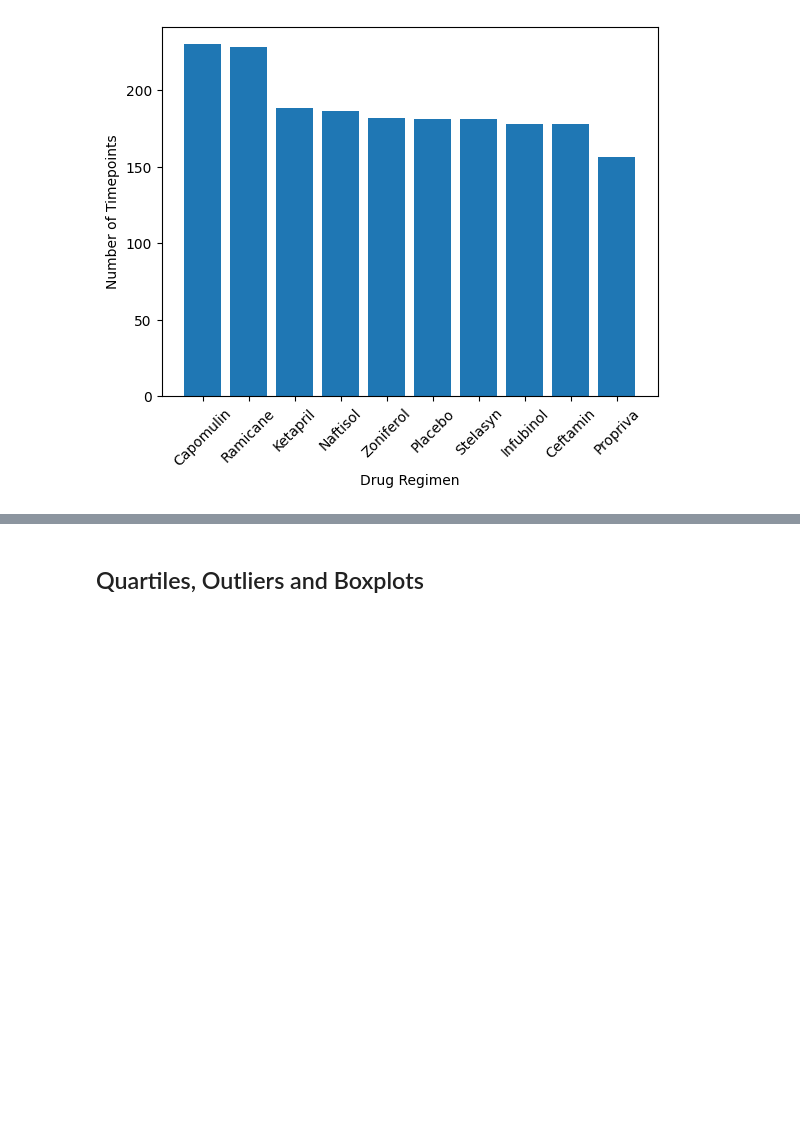
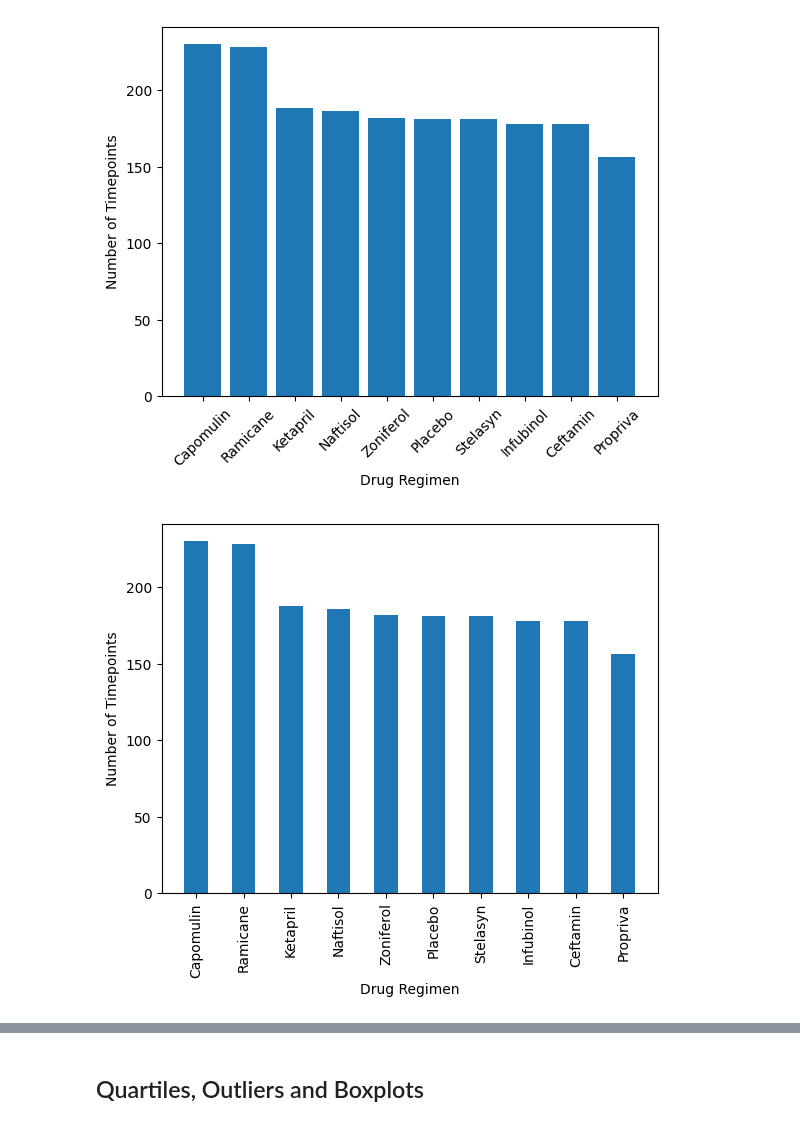
Before and after one commit to Sindu7/Matplotlib_Challenge, a Jupyter notebook: Pymaceuticals/pymaceuticals.ipynb, the cells around one changed output, grey strips where cells are left out. Drawn from its saved outputs; the diff is of its cells as text; code cells hidden in the pictures; blank space fills up the shorter version.

```diff
--- a/Pymaceuticals/pymaceuticals.ipynb
+++ b/Pymaceuticals/pymaceuticals.ipynb
@@ -16,8 +16,8 @@ mouse_metadata_path = "data/Mouse_metadata.csv"
 study_results_path = "data/Study_results.csv"
 
 # Read the mouse data and the study results
-mouse_metadata = pd.read_csv("C:/Users/pasin/OneDrive/Desktop/Module 5 Challenge/Starter_Code/Pymaceuticals/data/Mouse_metadata.csv")
-study_results = pd.read_csv("C:/Users/pasin/OneDrive/Desktop/Module 5 Challenge/Starter_Code/Pymaceuticals/data/Study_results.csv")
+mouse_metadata = pd.read_csv("C:/Users/pasin/OneDrive/Desktop/ALHW/Matplotlib_Challenge/Pymaceuticals/data/Mouse_metadata.csv")
+study_results = pd.read_csv("C:/Users/pasin/OneDrive/Desktop/ALHW/Matplotlib_Challenge/Pymaceuticals/data/Study_results.csv")
 
 # Combine the data into a single DataFrame
 mouse_study_mergeddata = pd.merge(mouse_metadata, study_results, how="left", on=["Mouse ID", "Mouse ID"])
@@ -147,5 +147,13 @@ plt.show()
 [figure]
 # %%
 # Generate a bar plot showing the total number of rows (Mouse ID/Timepoints) for each drug regimen using pyplot.
+regimen_counts = clean_mergeddata['Drug Regimen'].value_counts()
+plt.bar(regimen_counts.index, regimen_counts.values, width = .5)
+plt.xlabel('Drug Regimen')
+plt.ylabel('Number of Timepoints')
+plt.xticks(rotation=90)
+plt.show()
+# %% [output]
+[figure, added]
 # %%
 # Generate a pie plot showing the distribution of female versus male mice using Pandas
```
Also changed, not shown: parts of 8 cells of this notebook.
